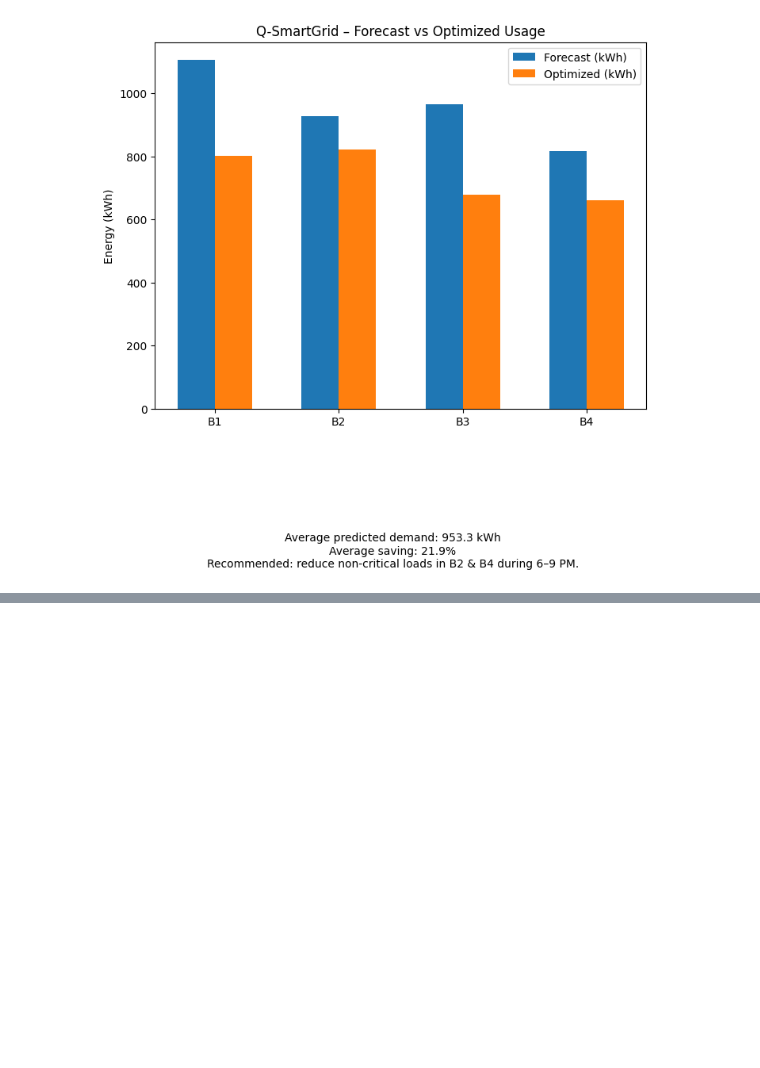
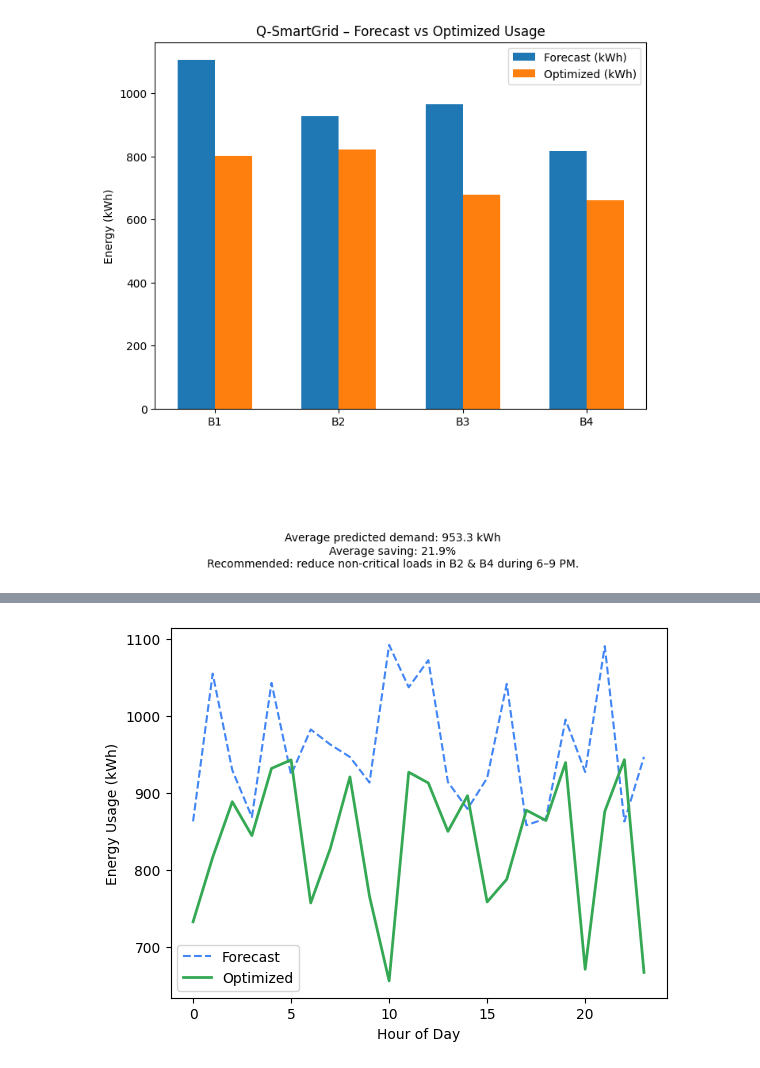
Before and after one commit to sabanasersaleem-oss/QSmartGrid-Quantum-AI, a Jupyter notebook: Q_SmartGrid_Prototype.ipynb, the cells around one changed output, grey strips where cells are left out. Saved outputs shown, nothing was run; the diff lists cells and outputs as text; code cells hidden in the pictures; blank space fills up the shorter version.

```diff
--- a/Q_SmartGrid_Prototype.ipynb
+++ b/Q_SmartGrid_Prototype.ipynb
@@ -110,0 +131,97 @@ Q-SmartGrid Quantum Analysis Summary:
+# %%
+# ⚡ QSmartGrid Streamlit Dashboard Prototype (v4)
+# Team QVision | Saba Saleem | IEEE SustainableTech 2025
+
+import streamlit as st
+import pandas as pd
+import numpy as np
+from datetime import datetime
+import matplotlib.pyplot as plt
+
+# ===============================
+# 🎨 Theme: Google Style
+# ===============================
+st.set_page_config(page_title="QSmartGrid Dashboard", layout="wide")
+
+# Google color palette
+google_colors = ["#4285F4", "#EA4335", "#FBBC05", "#34A853"]
+
+# ===============================
+# 🔹 Title and Overview
+# ===============================
+st.markdown(
+    f"<h1 style='text-align:center; color:{google_colors[0]};'>⚡ QSmartGrid — AI + Quantum + Gemini Dashboard</h1>",
+    unsafe_allow_html=True,
+)
+st.caption("Smart Campus Energy Optimization Prototype | Team QVision")
+st.markdown("---")
+
+# ===============================
+# 🔹 Load or Simulate Data
+# ===============================
+
+st.subheader("📊 Energy Forecast vs Quantum Optimization")
+
+try:
+    data = pd.read_csv("optimized_results.csv")
+    st.success("Loaded data from optimized_results.csv ✅")
+except FileNotFoundError:
+    st.warning("No file found. Generating simulated data...")
+    data = pd.DataFrame({
+        "Hour": np.arange(0, 24),
+        "Forecast_Usage": np.random.uniform(850, 1100, 24).round(1),
+        "Optimized_Usage": np.random.uniform(650, 950, 24).round(1)
+    })
+    data.to_csv("optimized_results.csv", index=False)
+
+# Calculate saving %
+saving = 100 * (1 - data["Optimized_Usage"].mean() / data["Forecast_Usage"].mean())
+
+# ===============================
+# 🔹 Charts
+# ===============================
+col1, col2 = st.columns(2)
+
+with col1:
+    st.write("### Energy Consumption Comparison (kWh)")
+    fig, ax = plt.subplots()
+    ax.plot(data["Hour"], data["Forecast_Usage"], label="Forecast", linestyle="--", color=google_colors[0])
+    ax.plot(data["Hour"], data["Optimized_Usage"], label="Optimized", linewidth=2, color=google_colors[3])
+    ax.set_xlabel("Hour of Day")
+    ax.set_ylabel("Energy Usage (kWh)")
+    ax.legend()
+    st.pyplot(fig)
+
+with col2:
+    st.metric(label="⚙️ Estimated Energy Saving", value=f"{saving:.2f}%")
+    st.write("Average Forecast:", round(data["Forecast_Usage"].mean(), 2), "kWh")
+    st.write("Average Optimized:", round(data["Optimized_Usage"].mean(), 2), "kWh")
+    st.info("Optimization simulated using QAOA Quantum Circuit + Gemini insights")
+
+# ===============================
+# 🔹 Gemini-Style Recommendations
+# ===============================
+st.markdown("---")
+st.subheader("💬 Gemini Insight Recommendations")
+
+recommendation = f"""
+🌿 **Energy Insight — {datetime.now().strftime('%Y-%m-%d %H:%M')}**
+
+- Average optimized load: {data['Optimized_Usage'].mean():.2f} kWh
+- Estimated saving: {saving:.1f}%
+- Suggested action: Reduce non-critical loads between **1–3 PM**,
+  and prioritize renewable input usage during morning hours.
+
+🧠 *Generated via Gemini-inspired text summarization prototype.*
+"""
+st.markdown(recommendation)
+
+# ===============================
+# 🔹 Footer
+# ===============================
+st.markdown("---")
+st.markdown(
+    f"<p style='text-align:center; color:{google_colors[2]};'>Developed by <b>Team QVision</b> | Powered by Vertex AI + Cirq + Gemini Pro</p>",
+    unsafe_allow_html=True,
+)
+# %% [output]
@@ -110,0 +246 @@ Q-SmartGrid Quantum Analysis Summary:
+[figure, added]
```
Also changed, not shown: parts of 2 cells of this notebook.
